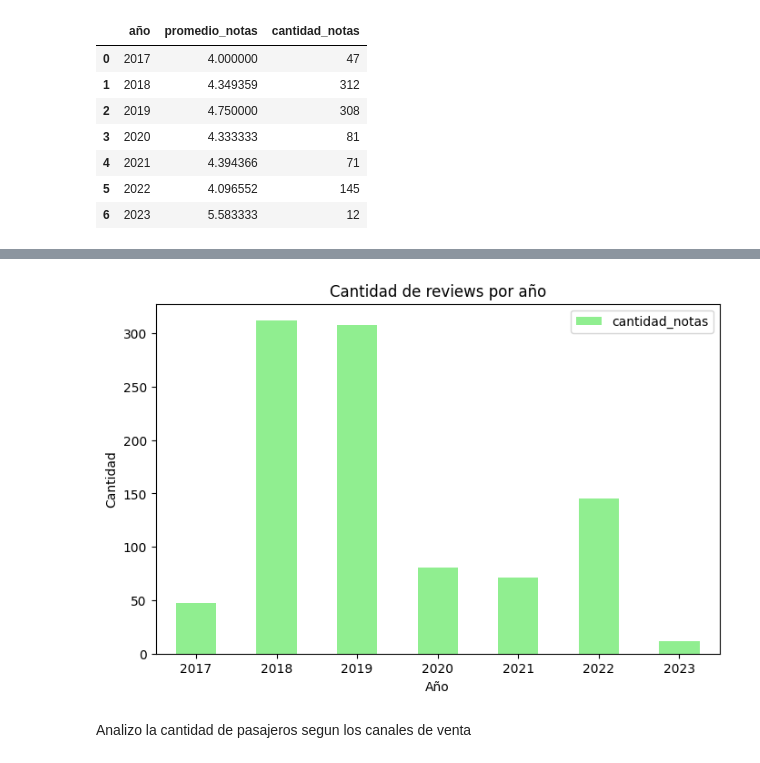
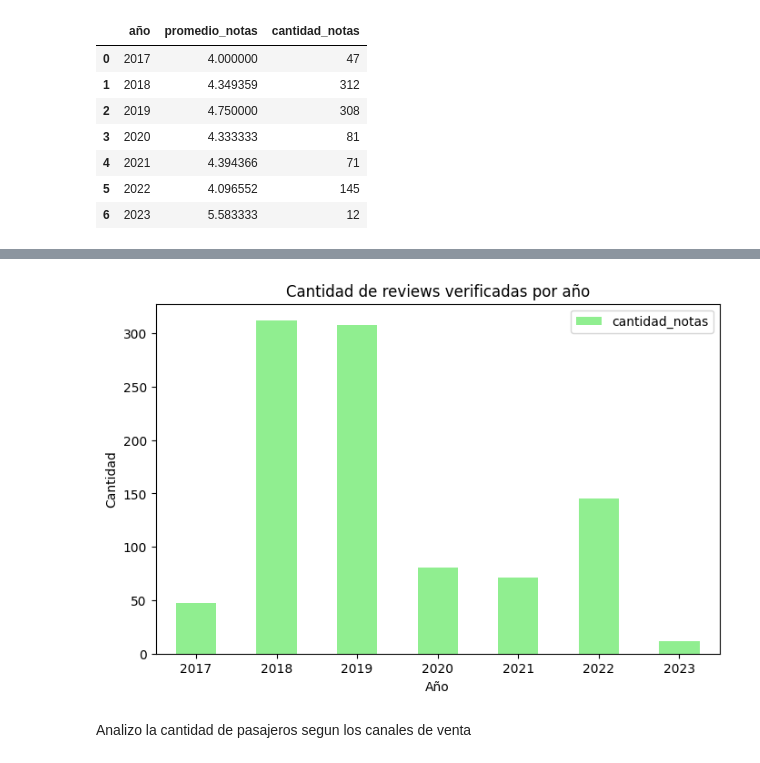
Before and after one commit to agalarza768/TP1-Orga_de_datos, a Jupyter notebook: TP_Orga.ipynb, the cells around one changed output, grey strips where cells are left out. Cells and saved outputs as stored; diff of their text form; code cells hidden in the pictures.

```diff
--- a/TP_Orga.ipynb
+++ b/TP_Orga.ipynb
@@ -278,11 +276,11 @@ plt.show()
 # %%
 reviews_info.plot.bar(x='año', y='cantidad_notas',figsize=(8,5), color='lightgreen', rot=0)
-plt.title('Cantidad de reviews por año')
+plt.title('Cantidad de reviews verificadas por año')
 plt.xlabel('Año')
 plt.ylabel('Cantidad')
 plt.show()
 # %% [output]
-[figure, old version]
+[figure, new version]
 # %% [markdown]
 Analizo la cantidad de pasajeros segun los canales de venta
 # %%
```
Also changed, not shown: parts of 8 cells of this notebook.
